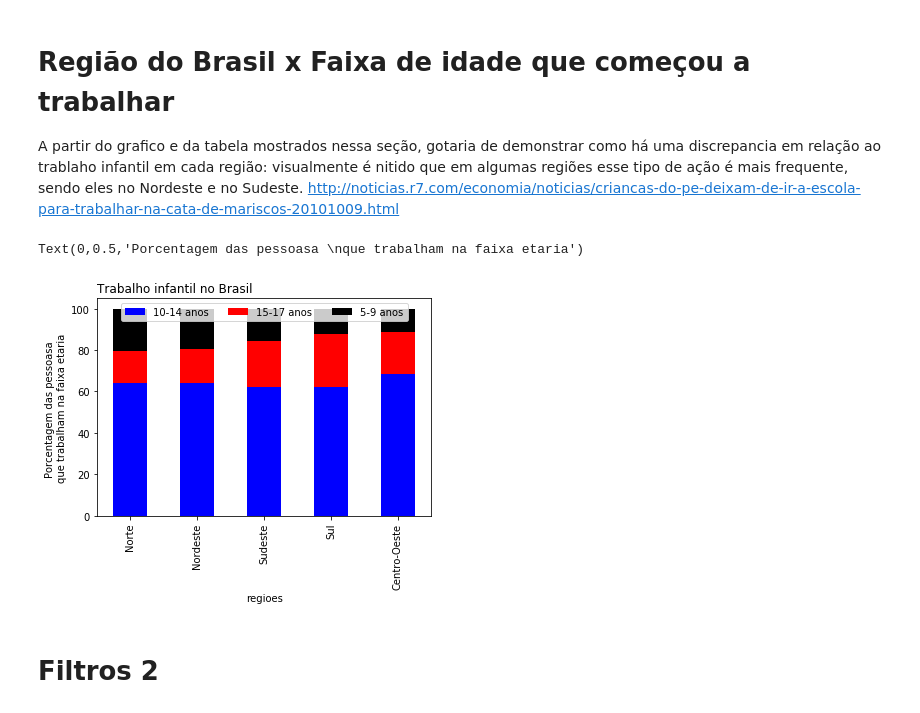
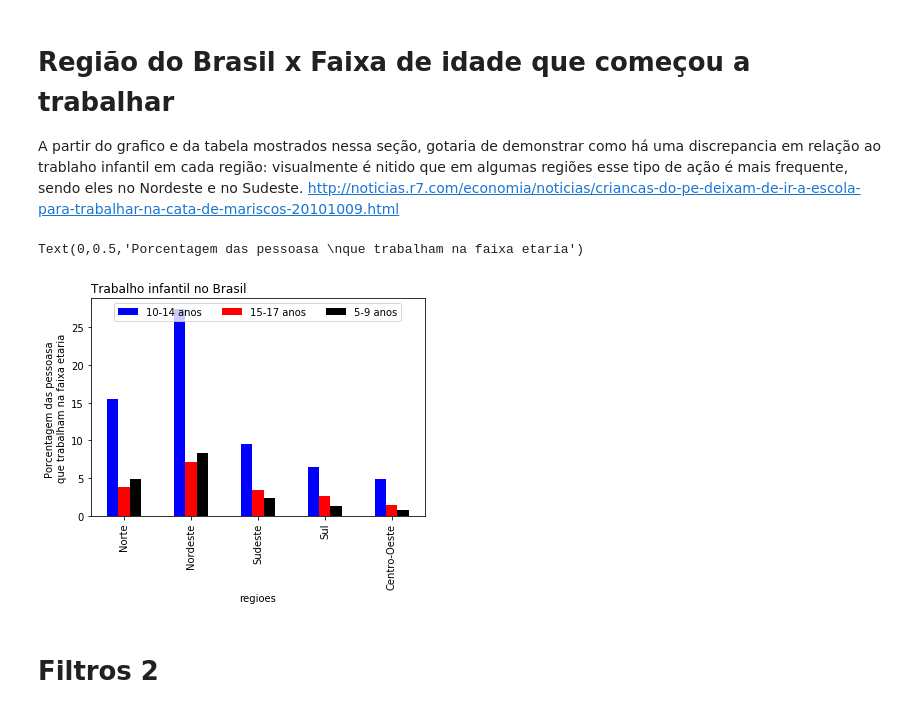
Before and after one commit to gubenites/CD-DP, a Jupyter notebook: Projeto1 Layout.ipynb, the cells around one changed output. Cells and saved outputs as stored; diff of their text form; code cells hidden in the pictures.

```diff
--- a/Projeto1 Layout.ipynb
+++ b/Projeto1 Layout.ipynb
@@ -72,23 +72,23 @@ A partir do grafico e da tabela mostrados nessa seção, gotaria de demonstrar c
 http://noticias.r7.com/economia/noticias/criancas-do-pe-deixam-de-ir-a-escola-para-trabalhar-na-cata-de-mariscos-20101009.html
 # %%
 
-cross1 = pd.crosstab([infoM.regioes],[infoM.começou_trabalhar], normalize = "index")*100
+cross1 = pd.crosstab([infoM.regioes],[infoM.começou_trabalhar])
 cross1.dropna()
 
 
 
 
-#s1 = cross1.sum()
-#cross1*100/s1
-#cross1 = (cross1/cross1.sum().sum()*100).round(decimals=5)
-cross1.plot(kind = 'bar',stacked=True, color = ('blue','red','black'))
+s1 = cross1.sum()
+cross1*100/s1
+cross1 = (cross1/cross1.sum().sum()*100).round(decimals=5)
+cross1.plot(kind = 'bar', color = ('blue','red','black'))
 cross1.dropna()
 plt.title('Trabalho infantil no Brasil',loc = 'left')
 plt.legend(loc='upper center', bbox_to_anchor=(0.5, 1.00), ncol=3,fancybox=True, shadow=False)
 plt.ylabel('Porcentagem das pessoasa \nque trabalham na faixa etaria')
 # %% [output]
 Text(0,0.5,'Porcentagem das pessoasa \nque trabalham na faixa etaria')
-[figure, old version]
+[figure, new version]
 # %% [markdown]
 # Filtros 2
 # %%
```
Also changed, not shown: parts of 3 cells of this notebook.
